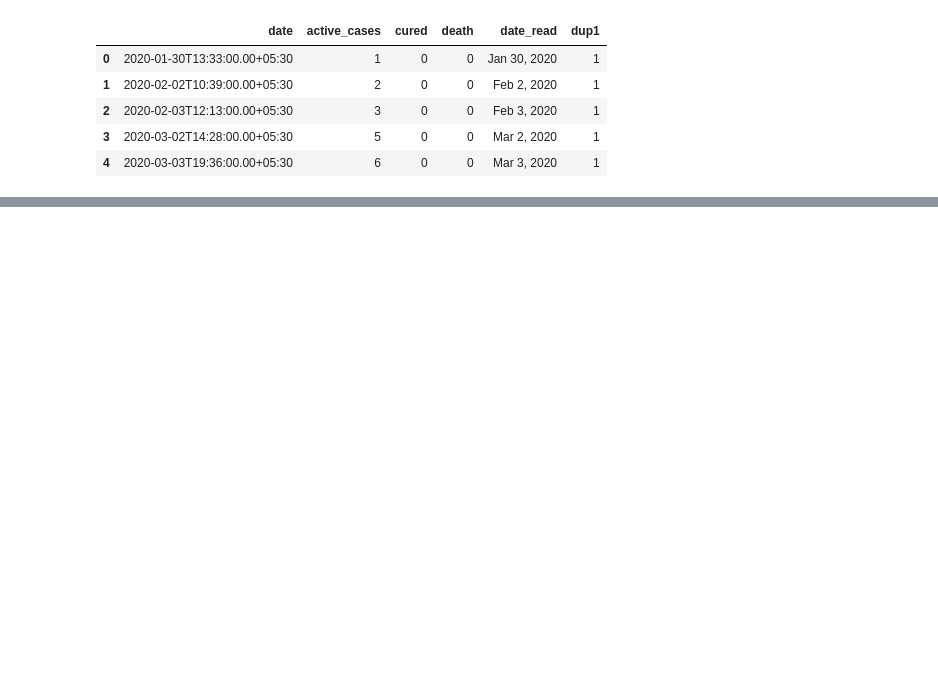
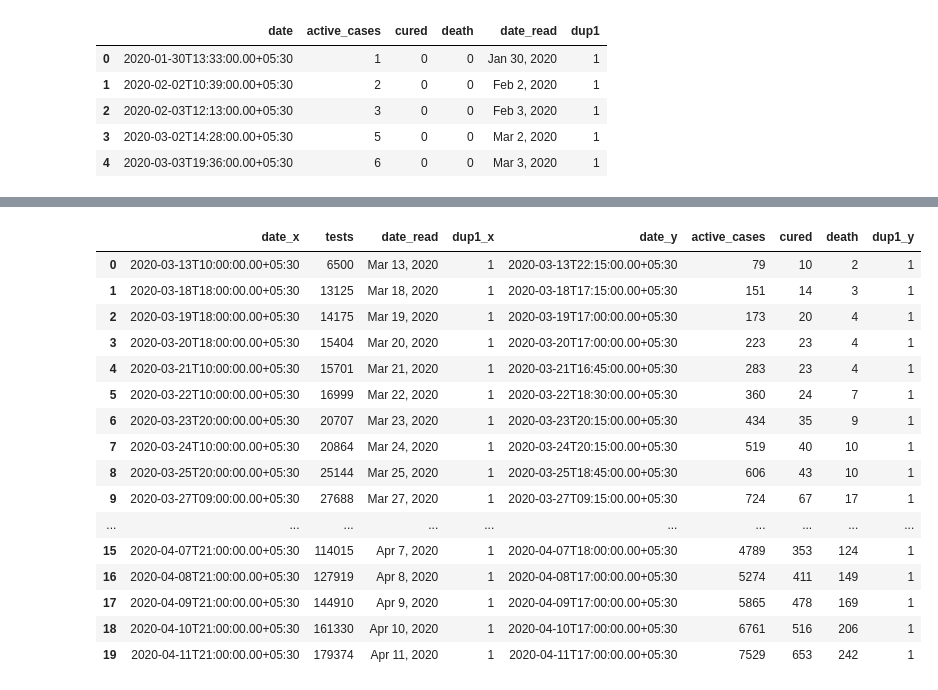
Before and after one commit to 4m4n5/covid-india, a Jupyter notebook: main.ipynb, the cells around one changed output, grey strips where cells are left out. Cells and saved outputs as stored; diff of their text form; code cells hidden in the pictures; blank space fills up the shorter version.

```diff
--- a/main.ipynb
+++ b/main.ipynb
@@ -84,3 +119,23 @@ india_tests.columns = ['date_read', 'total_tests']
 # %%
 india_test_totals = pd.merge(india_tests, india_totals, on='date_read')
+# %%
+india_test_totals
+# %% [output]
+|  | date_x | tests | date_read | dup1_x | date_y | active_cases | cured | death | dup1_y |
+| 0 | 2020-03-13T10:00:00.00+05:30 | 6500 | Mar 13, 2020 | 1 | 2020-03-13T22:15:00.00+05:30 | 79 | 10 | 2 | 1 |
+| 1 | 2020-03-18T18:00:00.00+05:30 | 13125 | Mar 18, 2020 | 1 | 2020-03-18T17:15:00.00+05:30 | 151 | 14 | 3 | 1 |
+| 2 | 2020-03-19T18:00:00.00+05:30 | 14175 | Mar 19, 2020 | 1 | 2020-03-19T17:00:00.00+05:30 | 173 | 20 | 4 | 1 |
+| 3 | 2020-03-20T18:00:00.00+05:30 | 15404 | Mar 20, 2020 | 1 | 2020-03-20T17:00:00.00+05:30 | 223 | 23 | 4 | 1 |
+| 4 | 2020-03-21T10:00:00.00+05:30 | 15701 | Mar 21, 2020 | 1 | 2020-03-21T16:45:00.00+05:30 | 283 | 23 | 4 | 1 |
+| 5 | 2020-03-22T10:00:00.00+05:30 | 16999 | Mar 22, 2020 | 1 | 2020-03-22T18:30:00.00+05:30 | 360 | 24 | 7 | 1 |
+| 6 | 2020-03-23T20:00:00.00+05:30 | 20707 | Mar 23, 2020 | 1 | 2020-03-23T20:15:00.00+05:30 | 434 | 35 | 9 | 1 |
+| 7 | 2020-03-24T10:00:00.00+05:30 | 20864 | Mar 24, 2020 | 1 | 2020-03-24T20:15:00.00+05:30 | 519 | 40 | 10 | 1 |
+| 8 | 2020-03-25T20:00:00.00+05:30 | 25144 | Mar 25, 2020 | 1 | 2020-03-25T18:45:00.00+05:30 | 606 | 43 | 10 | 1 |
+| 9 | 2020-03-27T09:00:00.00+05:30 | 27688 | Mar 27, 2020 | 1 | 2020-03-27T09:15:00.00+05:30 | 724 | 67 | 17 | 1 |
+| ... | ... | ... | ... | ... | ... | ... | ... | ... | ... |
+| 15 | 2020-04-07T21:00:00.00+05:30 | 114015 | Apr 7, 2020 | 1 | 2020-04-07T18:00:00.00+05:30 | 4789 | 353 | 124 | 1 |
+| 16 | 2020-04-08T21:00:00.00+05:30 | 127919 | Apr 8, 2020 | 1 | 2020-04-08T17:00:00.00+05:30 | 5274 | 411 | 149 | 1 |
+| 17 | 2020-04-09T21:00:00.00+05:30 | 144910 | Apr 9, 2020 | 1 | 2020-04-09T17:00:00.00+05:30 | 5865 | 478 | 169 | 1 |
+| 18 | 2020-04-10T21:00:00.00+05:30 | 161330 | Apr 10, 2020 | 1 | 2020-04-10T17:00:00.00+05:30 | 6761 | 516 | 206 | 1 |
+| 19 | 2020-04-11T21:00:00.00+05:30 | 179374 | Apr 11, 2020 | 1 | 2020-04-11T17:00:00.00+05:30 | 7529 | 653 | 242 | 1 |
 # %%
```
Also changed, not shown: parts of 28 cells of this notebook, 12 other files.
